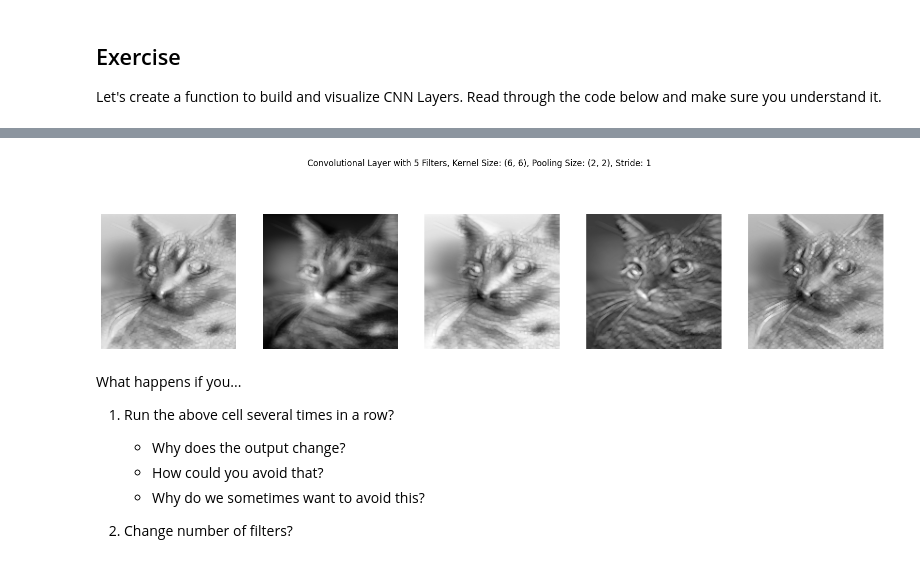
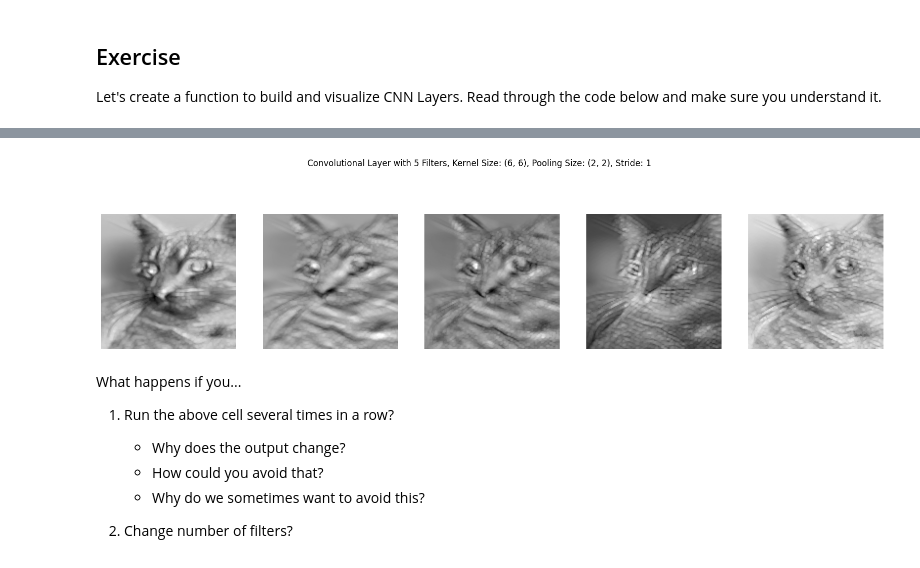
Before and after one commit to HakanAkerblom/Deep-Learning, a Jupyter notebook: resources/week3-notebooks/Exploring_Layer_Effects.ipynb/Exploring_Layer_Effects.ipynb, the cells around one changed output, grey strips where cells are left out. Drawn from its saved outputs; the diff is of its cells as text; code cells hidden in the pictures.

```diff
--- a/resources/week3-notebooks/Exploring_Layer_Effects.ipynb/Exploring_Layer_Effects.ipynb
+++ b/resources/week3-notebooks/Exploring_Layer_Effects.ipynb/Exploring_Layer_Effects.ipynb
@@ -26,6 +26,8 @@ tf.keras.utils.set_random_seed(42)
 def build_and_visualize_cnn(filters, kernel_size, pooling_size, stride):
     inputs = Input(shape=(150, 150, 1))
     x = Conv2D(filters=filters, kernel_size=kernel_size, activation='linear')(inputs)
+    x = MaxPooling2D(pool_size=pooling_size, strides=stride)(x)
+    x = Conv2D(filters=filters, kernel_size=kernel_size, activation='linear')(x)
     x = MaxPooling2D(pool_size=pooling_size, strides=stride)(x)
     model = Model(inputs=inputs, outputs=x)
 
@@ -47,4 +49,4 @@ build_and_visualize_cnn(filters=5, kernel_size=(6, 6), pooling_size=(2, 2), stri
-[figure, old version]
+[figure, new version]
 # %% [markdown]
 What happens if you...
 
```
Also changed, not shown: parts of 3 cells of this notebook, 6 other files.
